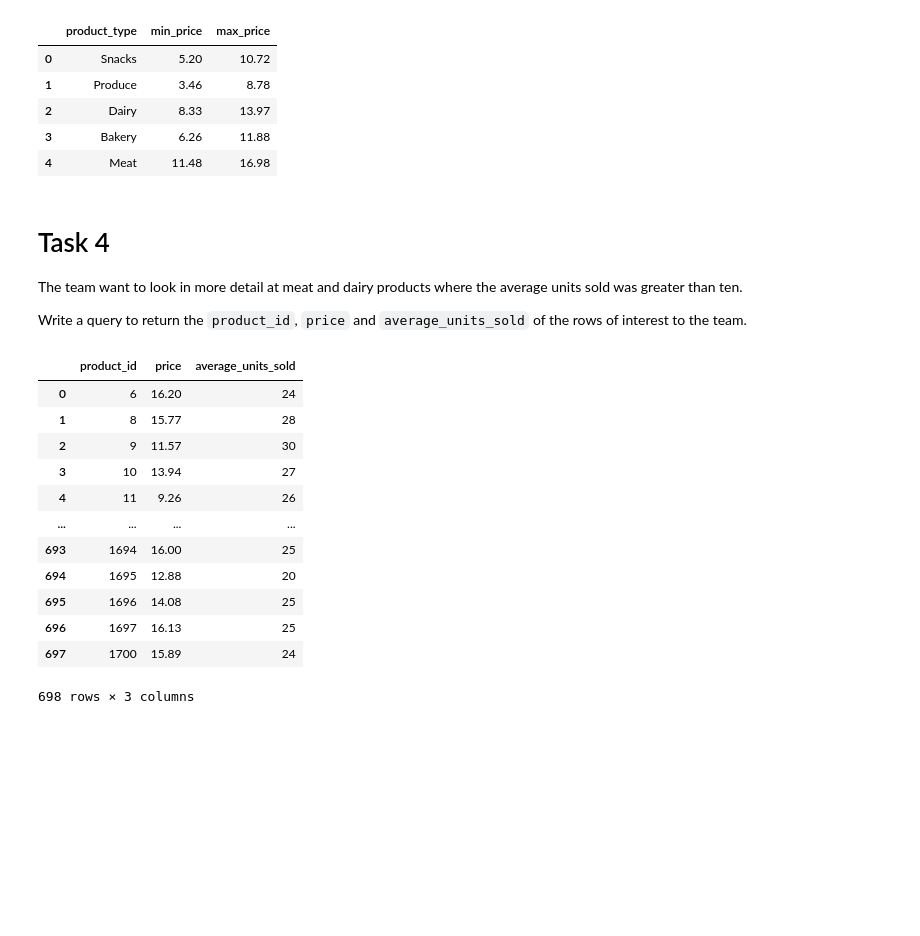
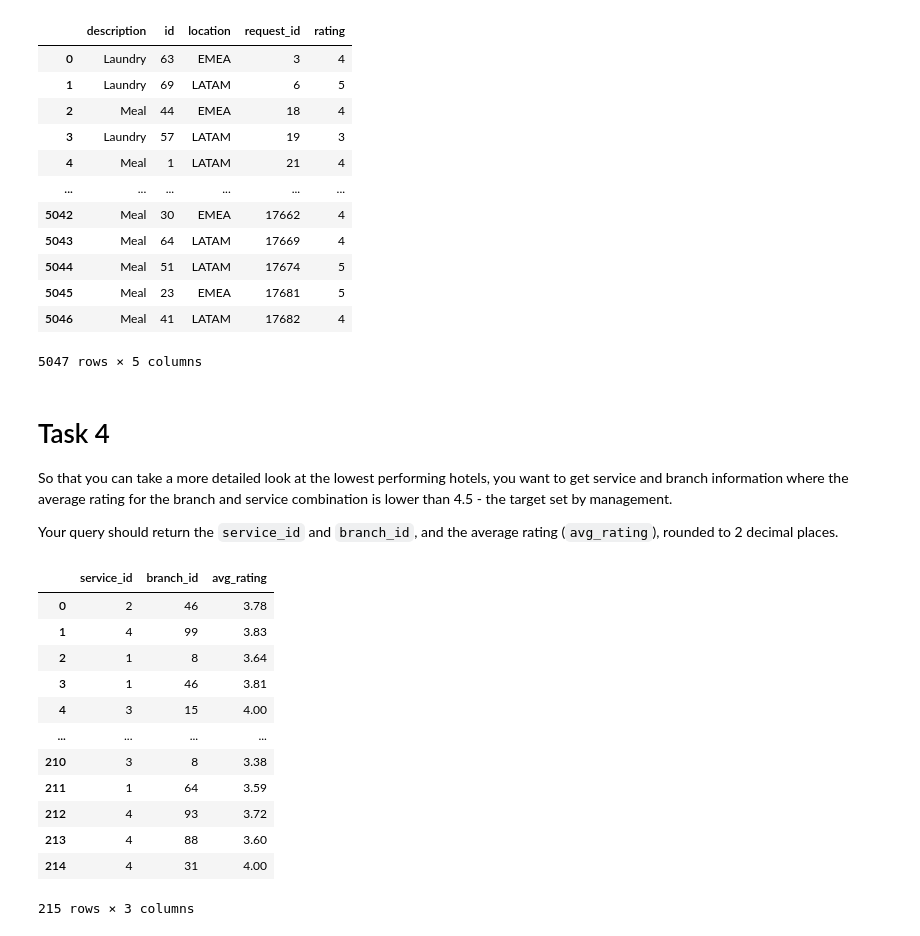
Before and after one commit to noi-noi/My-Projects, a Jupyter notebook: notebook.ipynb, the cells around one changed output. Drawn from its saved outputs; the diff is of its cells as text; code cells hidden in the pictures; blank space fills up the shorter version.

```diff
--- a/notebook.ipynb
+++ b/notebook.ipynb
@@ -87,36 +87,52 @@ Write a query to return the `product_type`, `min_price` and `max_price` columns.
 # %%
-SELECT product_type, MIN(price) AS min_price, MAX (price) as max_price
-FROM products
-GROUP BY product_type;
+SELECT
+s.description,
+b.id,
+b.location,
+r.id AS request_id,
+r.rating
+ FROM service AS s
+ LEFT JOIN request as r
+ ON s.id = r.service_id
+ LEFT JOIN branch as b
+ ON r.branch_id = b.id
+ WHERE s.description IN ('Meal', 'Laundry') AND b.location IN ('EMEA', 'LATAM');
 # %% [output]
-|  | product_type | min_price | max_price |
-| 0 | Snacks | 5.20 | 10.72 |
-| 1 | Produce | 3.46 | 8.78 |
-| 2 | Dairy | 8.33 | 13.97 |
-| 3 | Bakery | 6.26 | 11.88 |
-| 4 | Meat | 11.48 | 16.98 |
+|  | description | id | location | request_id | rating |
+| 0 | Laundry | 63 | EMEA | 3 | 4 |
+| 1 | Laundry | 69 | LATAM | 6 | 5 |
+| 2 | Meal | 44 | EMEA | 18 | 4 |
+| 3 | Laundry | 57 | LATAM | 19 | 3 |
+| 4 | Meal | 1 | LATAM | 21 | 4 |
+| ... | ... | ... | ... | ... | ... |
+| 5042 | Meal | 30 | EMEA | 17662 | 4 |
+| 5043 | Meal | 64 | LATAM | 17669 | 4 |
+| 5044 | Meal | 51 | LATAM | 17674 | 5 |
+| 5045 | Meal | 23 | EMEA | 17681 | 5 |
+| 5046 | Meal | 41 | LATAM | 17682 | 4 |
+5047 rows × 5 columns
 # %% [markdown]
 # Task 4
 
-The team want to look in more detail at meat and dairy products where the average units sold was greater than ten.
+So that you can take a more detailed look at the lowest performing hotels, you want to get service and branch information where the average rating for the branch and service combination is lower than 4.5 - the target set by management.
 
-Write a query to return the `product_id`, `price` and `average_units_sold` of the rows of interest to the team.
+Your query should return the `service_id` and `branch_id`, and the average rating (`avg_rating`), rounded to 2 decimal places.
 # %%
--- Write your query for task 4 in this cell
-SELECT product_id, price, average_units_sold
-FROM products
-WHERE product_type IN ('Meat','Dairy') AND average_units_sold > 10 ;
+SELECT service_id, branch_id, ROUND(AVG(rating),2) AS avg_rating
+FROM request
+GROUP BY service_id, branch_id
+HAVING  ROUND(AVG(rating),2) < 4.5;
 # %% [output]
-|  | product_id | price | average_units_sold |
-| 0 | 6 | 16.20 | 24 |
-| 1 | 8 | 15.77 | 28 |
-| 2 | 9 | 11.57 | 30 |
-| 3 | 10 | 13.94 | 27 |
-| 4 | 11 | 9.26 | 26 |
+|  | service_id | branch_id | avg_rating |
+| 0 | 2 | 46 | 3.78 |
+| 1 | 4 | 99 | 3.83 |
+| 2 | 1 | 8 | 3.64 |
+| 3 | 1 | 46 | 3.81 |
+| 4 | 3 | 15 | 4.00 |
 | ... | ... | ... | ... |
-| 693 | 1694 | 16.00 | 25 |
-| 694 | 1695 | 12.88 | 20 |
-| 695 | 1696 | 14.08 | 25 |
-| 696 | 1697 | 16.13 | 25 |
-| 697 | 1700 | 15.89 | 24 |
+| 210 | 3 | 8 | 3.38 |
+| 211 | 1 | 64 | 3.59 |
+| 212 | 4 | 93 | 3.72 |
+| 213 | 4 | 88 | 3.60 |
+| 214 | 4 | 31 | 4.00 |
-698 rows × 3 columns
+215 rows × 3 columns
```
Also changed, not shown: parts of 6 cells of this notebook.
